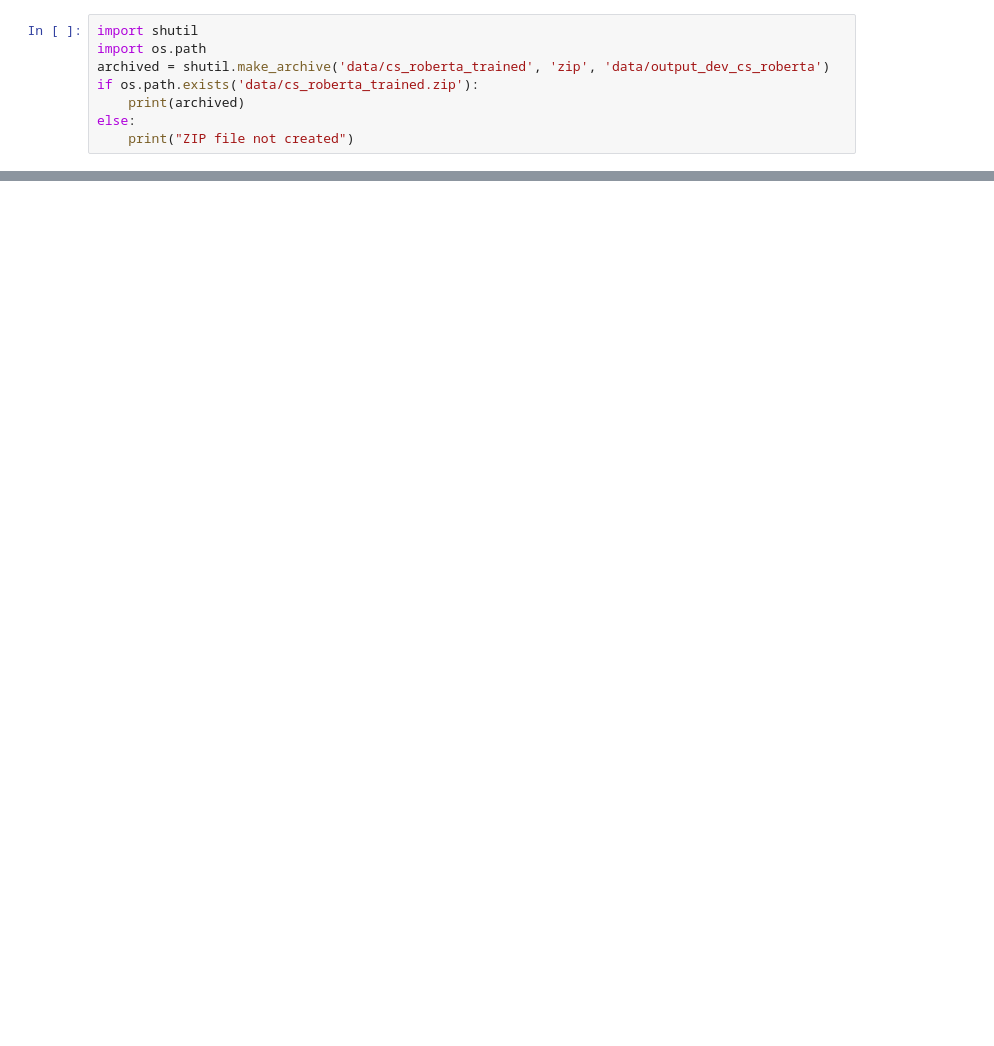
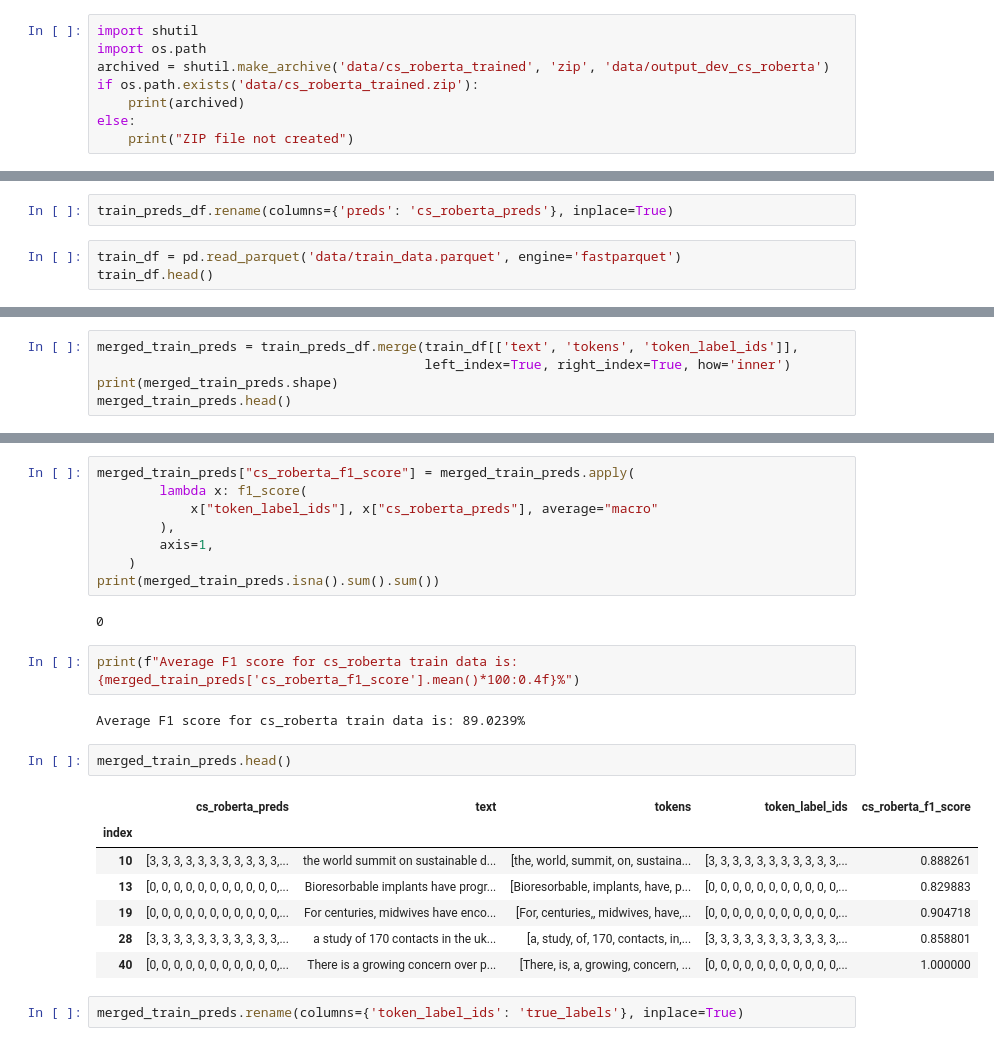
Before and after one commit to pradeepmohansml/dagpap24-submission, a Jupyter notebook: notebooks/cs_roberta_run.ipynb, the cells around one changed output, grey strips where cells are left out. Cells and saved outputs as stored; diff of their text form; blank space fills up the shorter version.

```diff
--- a/notebooks/cs_roberta_run.ipynb
+++ b/notebooks/cs_roberta_run.ipynb
@@ -75,0 +99,5 @@ test_df.shape
+# %%
+train_preds_df.rename(columns={'preds': 'cs_roberta_preds'}, inplace=True)
+# %%
+train_df = pd.read_parquet('data/train_data.parquet', engine='fastparquet')
+train_df.head()
@@ -75,0 +112,5 @@ test_df.shape
+# %%
+merged_train_preds = train_preds_df.merge(train_df[['text', 'tokens', 'token_label_ids']],
+                                          left_index=True, right_index=True, how='inner')
+print(merged_train_preds.shape)
+merged_train_preds.head()
@@ -75,0 +126,26 @@ test_df.shape
+# %%
+merged_train_preds["cs_roberta_f1_score"] = merged_train_preds.apply(
+        lambda x: f1_score(
+            x["token_label_ids"], x["cs_roberta_preds"], average="macro"
+        ),
+        axis=1,
+    )
+print(merged_train_preds.isna().sum().sum())
+# %% [output]
+0
+# %%
+print(f"Average F1 score for cs_roberta train data is: {merged_train_preds['cs_roberta_f1_score'].mean()*100:0.4f}%")
+# %% [output]
+Average F1 score for cs_roberta train data is: 89.0239%
+# %%
+merged_train_preds.head()
+# %% [output]
+|  | cs_roberta_preds | text | tokens | token_label_ids | cs_roberta_f1_score |
+| index |  |  |  |  |  |
+| 10 | [3, 3, 3, 3, 3, 3, 3, 3, 3, 3, 3,... | the world summit on sustainable d... | [the, world, summit, on, sustaina... | [3, 3, 3, 3, 3, 3, 3, 3, 3, 3, 3,... | 0.888261 |
+| 13 | [0, 0, 0, 0, 0, 0, 0, 0, 0, 0, 0,... | Bioresorbable implants have progr... | [Bioresorbable, implants, have, p... | [0, 0, 0, 0, 0, 0, 0, 0, 0, 0, 0,... | 0.829883 |
+| 19 | [0, 0, 0, 0, 0, 0, 0, 0, 0, 0, 0,... | For centuries, midwives have enco... | [For, centuries,, midwives, have,... | [0, 0, 0, 0, 0, 0, 0, 0, 0, 0, 0,... | 0.904718 |
+| 28 | [3, 3, 3, 3, 3, 3, 3, 3, 3, 3, 3,... | a study of 170 contacts in the uk... | [a, study, of, 170, contacts, in,... | [3, 3, 3, 3, 3, 3, 3, 3, 3, 3, 3,... | 0.858801 |
+| 40 | [0, 0, 0, 0, 0, 0, 0, 0, 0, 0, 0,... | There is a growing concern over p... | [There, is, a, growing, concern, ... | [0, 0, 0, 0, 0, 0, 0, 0, 0, 0, 0,... | 1.000000 |
+# %%
+merged_train_preds.rename(columns={'token_label_ids': 'true_labels'}, inplace=True)
```
Also changed, not shown: parts of 12 cells of this notebook, 7 other files.
